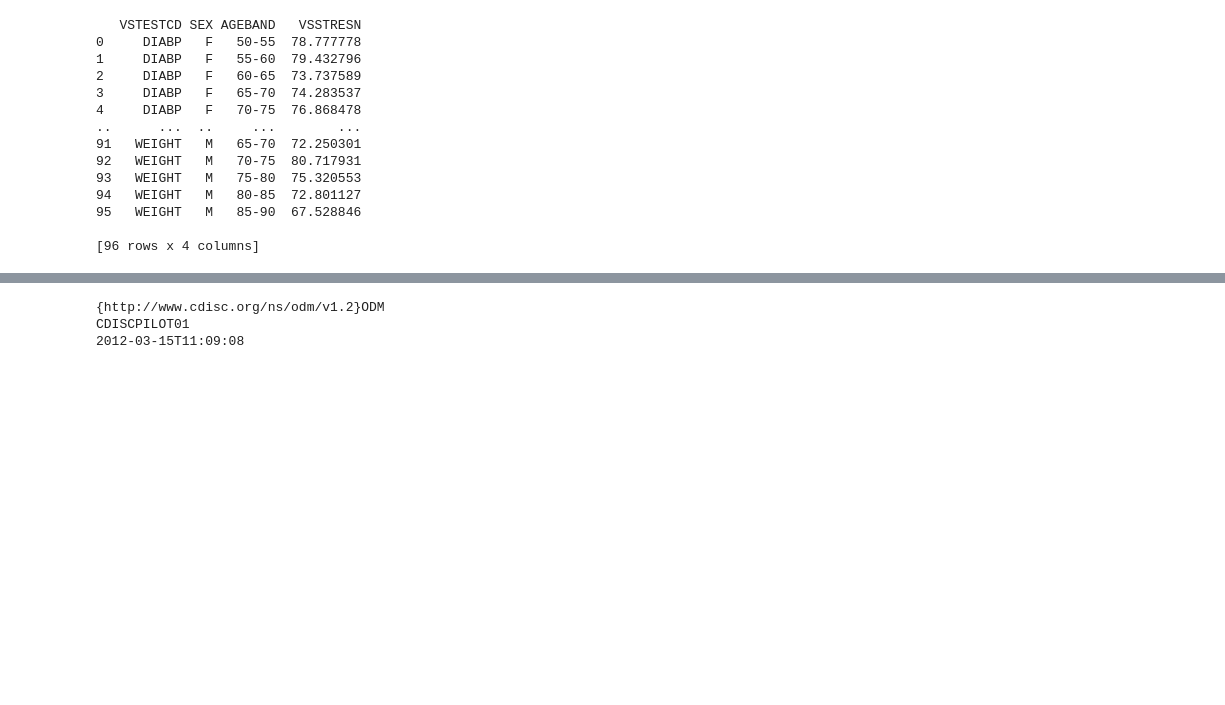
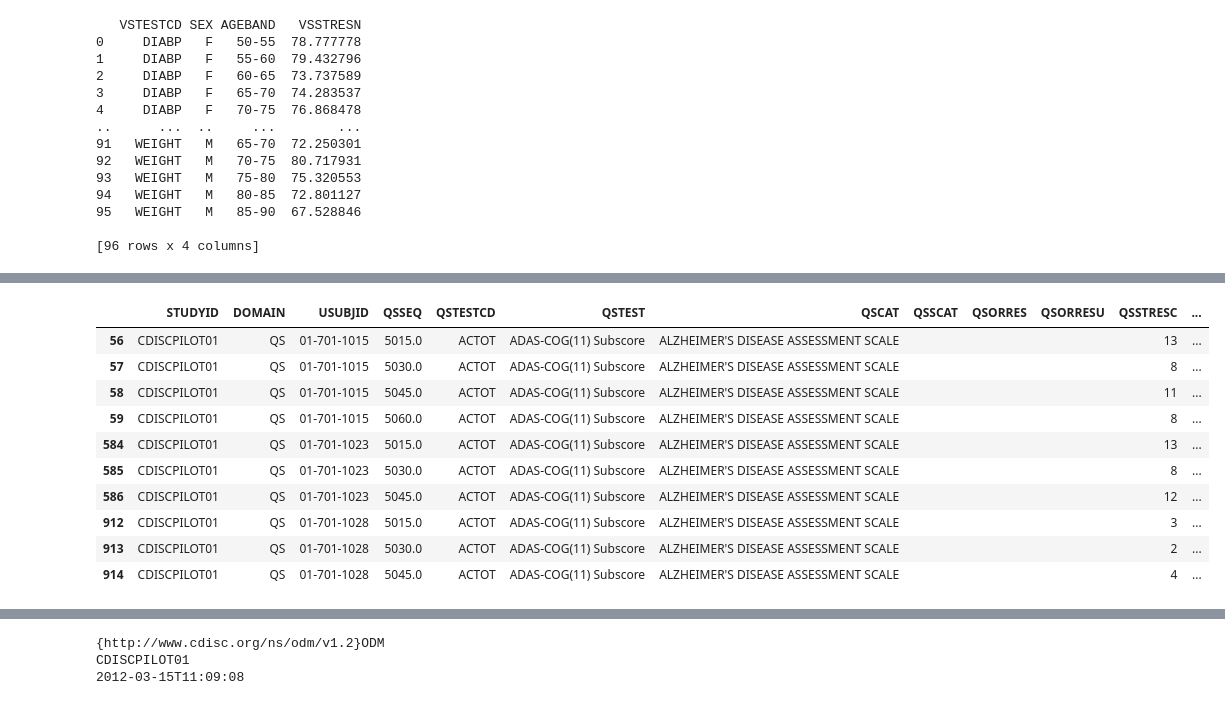
Before and after one commit to phuse-org/phuse-python-sde-sep2021, a Jupyter notebook: workbooks/01-Loading-data.ipynb, the cells around one changed output, grey strips where cells are left out. Cells and saved outputs as stored; diff of their text form; code cells hidden in the pictures; blank space fills up the shorter version.

Commit message:
Added QS example

```diff
--- a/workbooks/01-Loading-data.ipynb
+++ b/workbooks/01-Loading-data.ipynb
@@ -273,0 +333,15 @@ print(labelled_tests)
+# %%
+# much better!  But, there are issues - for example 'ADAS-COG(11) Subscore' is a derived score so there is no QSORRES
+qs.loc[qs["QSTEST"] == "ADAS-COG(11) Subscore"][:10]
+# %% [output]
+|  | STUDYID | DOMAIN | USUBJID | QSSEQ | QSTESTCD | QSTEST | QSCAT | QSSCAT | QSORRES | QSORRESU | QSSTRESC | ... |
+| 56 | CDISCPILOT01 | QS | 01-701-1015 | 5015.0 | ACTOT | ADAS-COG(11) Subscore | ALZHEIMER'S DISEASE ASSESSMENT SCALE |  |  |  | 13 | ... |
+| 57 | CDISCPILOT01 | QS | 01-701-1015 | 5030.0 | ACTOT | ADAS-COG(11) Subscore | ALZHEIMER'S DISEASE ASSESSMENT SCALE |  |  |  | 8 | ... |
+| 58 | CDISCPILOT01 | QS | 01-701-1015 | 5045.0 | ACTOT | ADAS-COG(11) Subscore | ALZHEIMER'S DISEASE ASSESSMENT SCALE |  |  |  | 11 | ... |
+| 59 | CDISCPILOT01 | QS | 01-701-1015 | 5060.0 | ACTOT | ADAS-COG(11) Subscore | ALZHEIMER'S DISEASE ASSESSMENT SCALE |  |  |  | 8 | ... |
+| 584 | CDISCPILOT01 | QS | 01-701-1023 | 5015.0 | ACTOT | ADAS-COG(11) Subscore | ALZHEIMER'S DISEASE ASSESSMENT SCALE |  |  |  | 13 | ... |
+| 585 | CDISCPILOT01 | QS | 01-701-1023 | 5030.0 | ACTOT | ADAS-COG(11) Subscore | ALZHEIMER'S DISEASE ASSESSMENT SCALE |  |  |  | 8 | ... |
+| 586 | CDISCPILOT01 | QS | 01-701-1023 | 5045.0 | ACTOT | ADAS-COG(11) Subscore | ALZHEIMER'S DISEASE ASSESSMENT SCALE |  |  |  | 12 | ... |
+| 912 | CDISCPILOT01 | QS | 01-701-1028 | 5015.0 | ACTOT | ADAS-COG(11) Subscore | ALZHEIMER'S DISEASE ASSESSMENT SCALE |  |  |  | 3 | ... |
+| 913 | CDISCPILOT01 | QS | 01-701-1028 | 5030.0 | ACTOT | ADAS-COG(11) Subscore | ALZHEIMER'S DISEASE ASSESSMENT SCALE |  |  |  | 2 | ... |
+| 914 | CDISCPILOT01 | QS | 01-701-1028 | 5045.0 | ACTOT | ADAS-COG(11) Subscore | ALZHEIMER'S DISEASE ASSESSMENT SCALE |  |  |  | 4 | ... |
```
Also changed, not shown: parts of 16 cells of this notebook.
